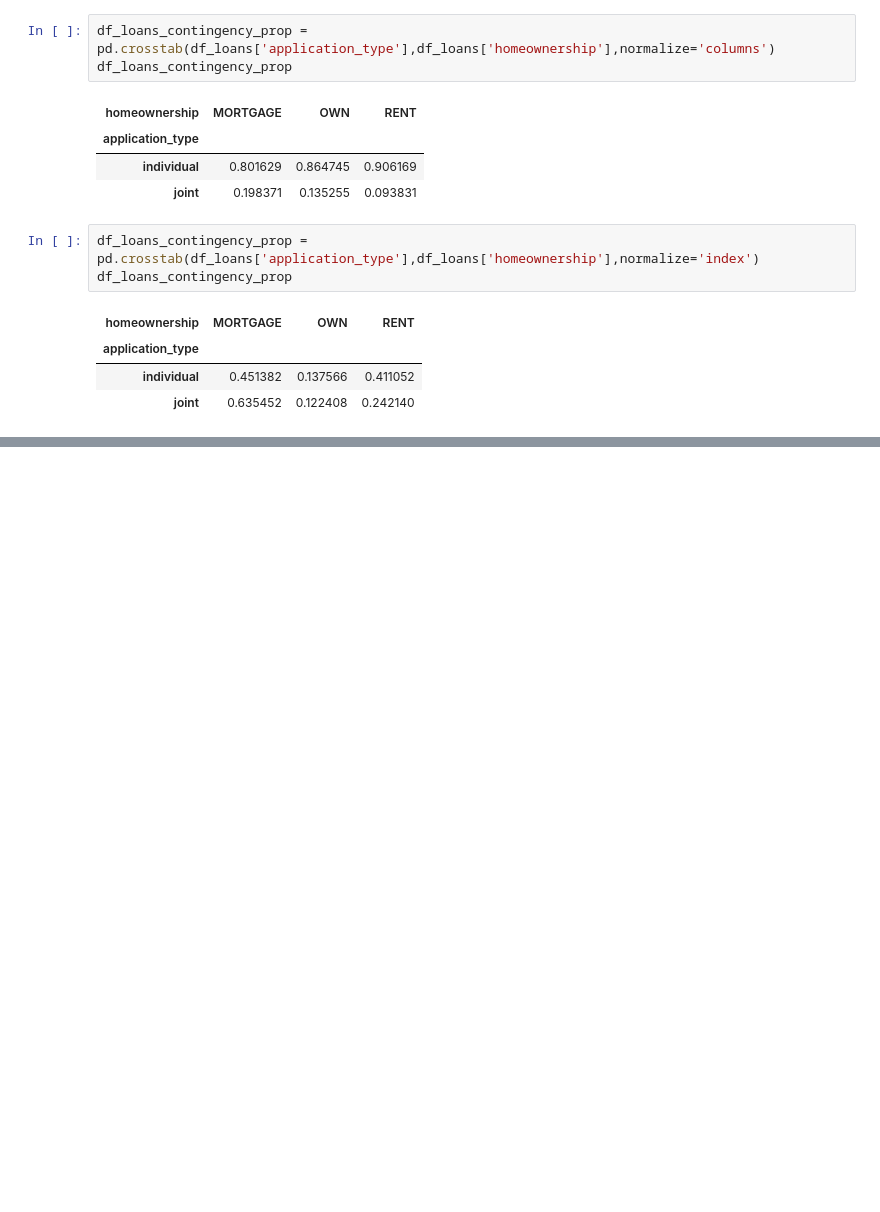
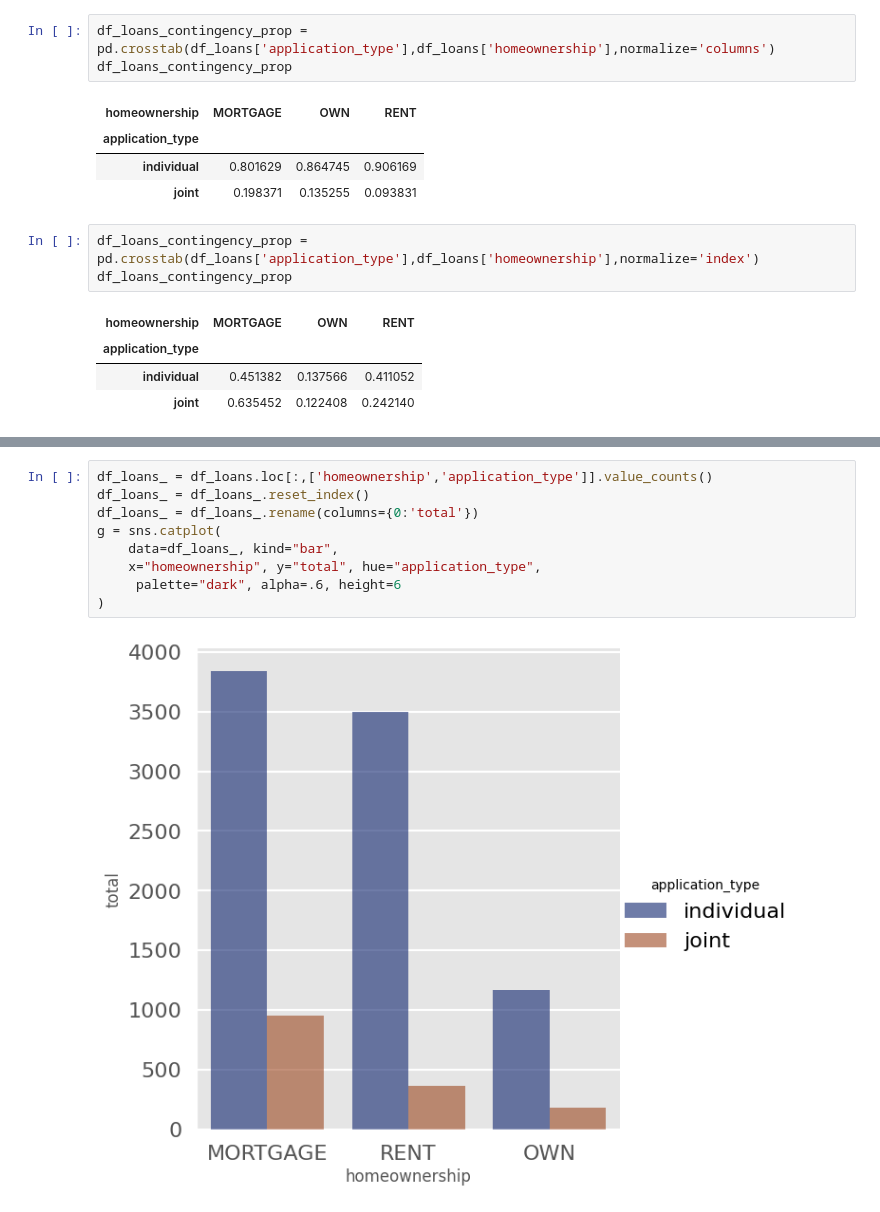
Before and after one commit to delu86/OpenIntro_Stats, a Jupyter notebook: Ch2_Summarizing_data.ipynb, the cells around one changed output, grey strips where cells are left out. Drawn from its saved outputs; the diff is of its cells as text; blank space fills up the shorter version.

```diff
--- a/Ch2_Summarizing_data.ipynb
+++ b/Ch2_Summarizing_data.ipynb
@@ -278,0 +287,11 @@ df_loans_contingency_prop
+# %%
+df_loans_ = df_loans.loc[:,['homeownership','application_type']].value_counts()
+df_loans_ = df_loans_.reset_index()
+df_loans_ = df_loans_.rename(columns={0:'total'})
+g = sns.catplot(
+    data=df_loans_, kind="bar",
+    x="homeownership", y="total", hue="application_type",
+     palette="dark", alpha=.6, height=6
+)
+# %% [output]
+[figure, added]
```
Also changed, not shown: parts of 3 cells of this notebook.
